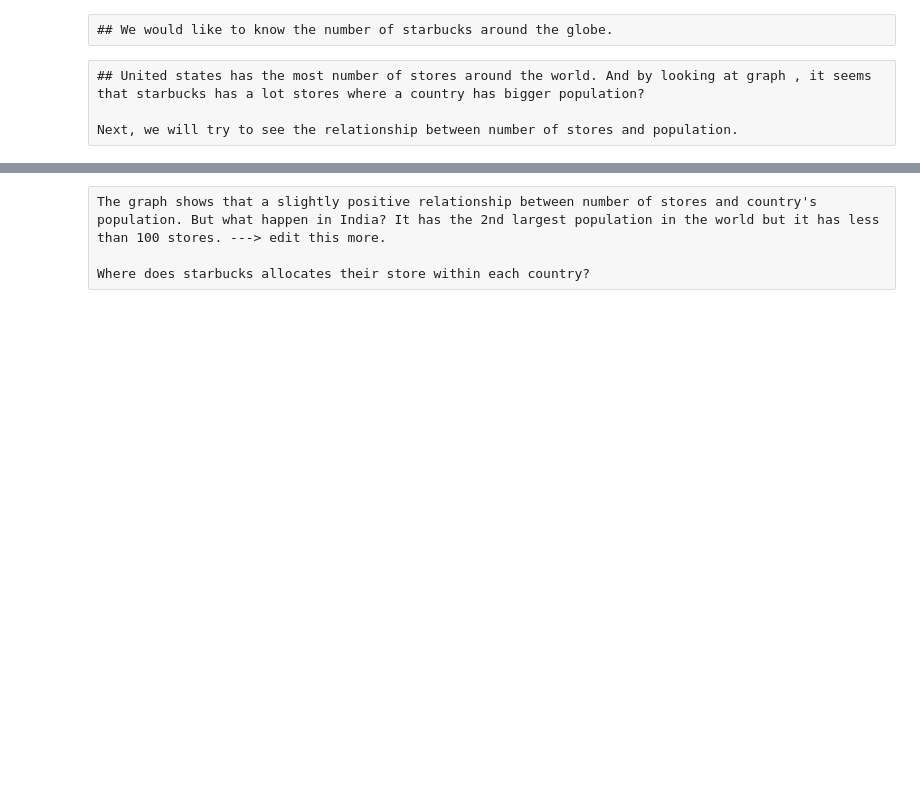
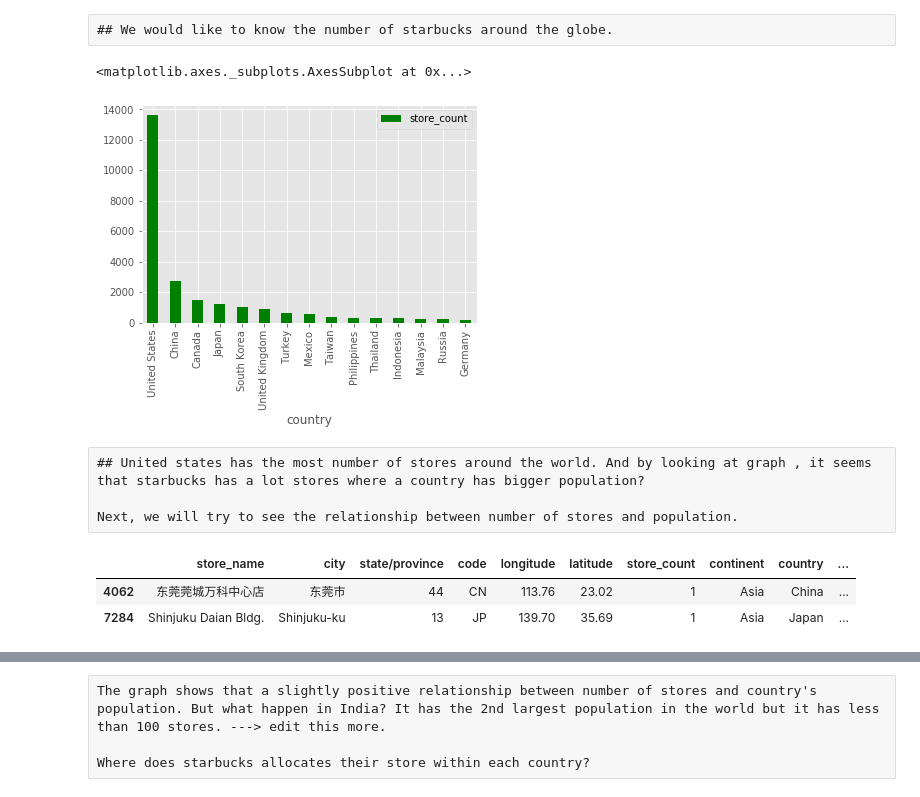
Before and after one commit to randypantinople/Analysis-of-Starbucks-Global-Presence, a Jupyter notebook: Analysis on Starbucks' Global Presence.ipynb, the cells around one changed output, grey strips where cells are left out. Cells and saved outputs as stored; diff of their text form; code cells hidden in the pictures; blank space fills up the shorter version.

```diff
--- a/Analysis on Starbucks' Global Presence.ipynb
+++ b/Analysis on Starbucks' Global Presence.ipynb
@@ -31,12 +50,36 @@ starbucks2.sample(3)
 # %%
 #Modify the name of some countries, removing 'the, republic of'
 country_name = starbucks2['Country_Name'].tolist()
+
 country_name = [country.split(',')[0] for country in country_name]
 
 #Assign the modified values in the country_name column
 starbucks2['Country_Name'] = country_name
 
+
 #Change united states of america to united states
 starbucks2['Country_Name']= starbucks2['Country_Name'].apply(lambda x : 'United States' if x=='United States of America' else x)
-starbucks2.sample(3)
-starbucks2.shape
+
+#Change Russian Federation to Russia
+starbucks2['Country_Name']= starbucks2['Country_Name'].apply(lambda x : 'Russia' if x=='Russian Federation' else x)
+
+
+starbucks2['Country_Name']= starbucks2['Country_Name'].apply(lambda x : 'South Korea' if x=='Korea' else x)
+
+#Change Russian Federation to Russia
+starbucks2['Country_Name']= starbucks2['Country_Name'].apply(lambda x : 'Czech Republic' if x=='Czech Republic (Czechia)' else x)
+
+
+# Change column names to lower case
+starbucks2.columns = [x.lower()  for x in starbucks2.columns]
+# %%
+#Translate some city names in english
+translator = Translator()
+starbucks2['City']= starbucks2['City'].apply(lambda x : translator.translate(x) )
+# %%
+#Merge world population data with starbucks data
+starbucks3 = pd.merge(starbucks2, world_population, how='left', left_on='country_name', right_on='country')
+starbucks3.drop('country_y', axis=1, inplace=True)
+
+#Rename some columns
+starbucks3.rename(columns={'country_x':'code', 'continent_name':'continent', 'country_name':'country'}, inplace=True)
@@ -44,10 +91,13 @@ starbucks2.shape
 ## We would like to know the number of starbucks around the globe.
 # %%
 #Top 15 countries in terms of starbucks store count
-df_bar= starbucks2[['Country_Name','store_count']].groupby('Country_Name').sum().sort_values( ascending=False, by='store_count')
+df_bar= starbucks3[['country','store_count']].groupby('country').sum().sort_values( ascending=False, by='store_count')
 
 #Bar graph
 df_bar.head(15).plot.bar(color='g')
+# %% [output]
+<matplotlib.axes._subplots.AxesSubplot at 0x...>
+[figure, added]
 # %% [raw]
 ## United states has the most number of stores around the world. And by looking at graph , it seems that starbucks has a lot stores where a country has bigger population?
 
@@ -66 +105,11 @@ starbucks3['population'] = starbucks3['population'].str.replace(',', '').astype(
+# %%
+# #Remove the comma in the population 78,100 -->78100
+pop_df= starbucks3.copy()
+pop_df.dropna(axis=0, inplace=True)
+pop_df['population']= pop_df['population'].str.replace(',', '').astype(float)
+pop_df.sample(2)
+# %% [output]
+|  | store_name | city | state/province | code | longitude | latitude | store_count | continent | country | ... |
+| 4062 | 东莞莞城万科中心店 | 东莞市 | 44 | CN | 113.76 | 23.02 | 1 | Asia | China | ... |
+| 7284 | Shinjuku Daian Bldg. | Shinjuku-ku | 13 | JP | 139.70 | 35.69 | 1 | Asia | Japan | ... |
 # %%
```
Also changed, not shown: parts of 16 cells of this notebook, 1 other file.
